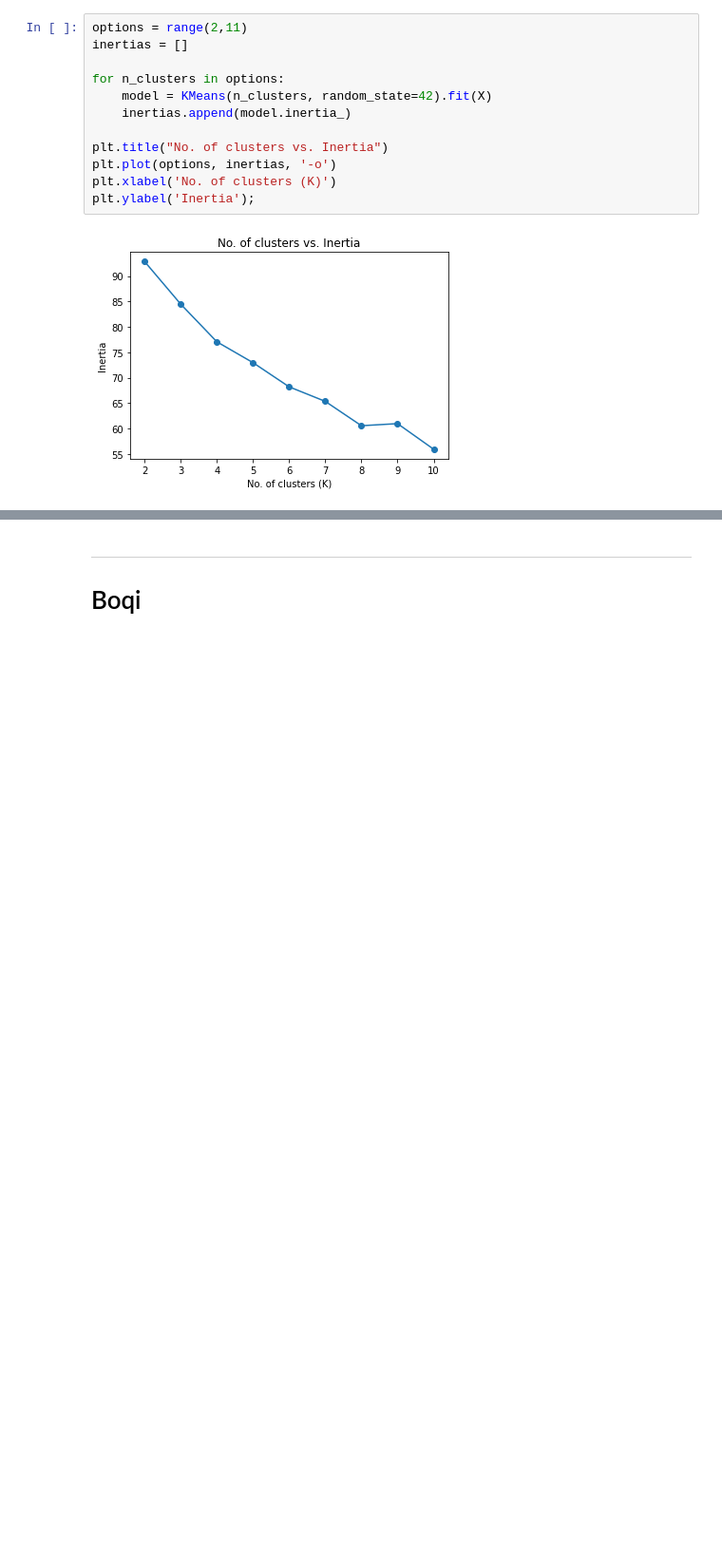
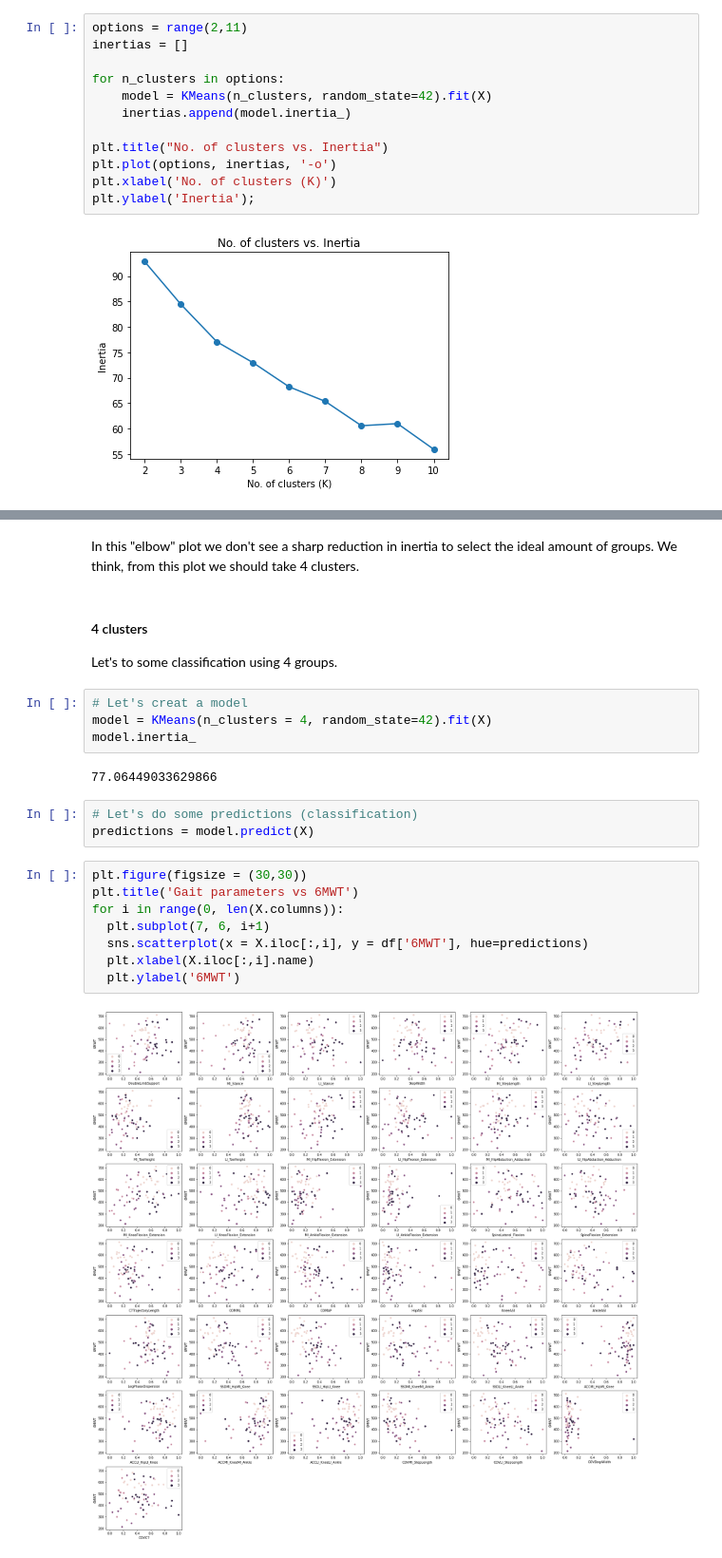
Before and after one commit to paulinegut/Gait-analysis, a Jupyter notebook: FinalProject_6MWTprediction.ipynb, the cells around one changed output, grey strips where cells are left out. Shown at 95% size. Saved outputs shown, nothing was run; the diff lists cells and outputs as text; blank space fills up the shorter version.

```diff
--- a/FinalProject_6MWTprediction.ipynb
+++ b/FinalProject_6MWTprediction.ipynb
@@ -549,3 +560,25 @@ Let's now predict the 6MWT with the gait parameters using linear regression. Thi
-# %% [markdown]
----
-# Boqi
+# %% [markdown]
+In this "elbow" plot we don't see a sharp reduction in inertia to select the ideal amount of groups. We think, from this plot we should take 4 clusters.
+# %% [markdown]
+#### 4 clusters
+
+Let's to some classification using 4 groups.
+# %%
+# Let's creat a model
+model = KMeans(n_clusters = 4, random_state=42).fit(X)
+model.inertia_
+# %% [output]
+77.06449033629866
+# %%
+# Let's do some predictions (classification)
+predictions = model.predict(X)
+# %%
+plt.figure(figsize = (30,30))
+plt.title('Gait parameters vs 6MWT')
+for i in range(0, len(X.columns)):
+  plt.subplot(7, 6, i+1)
+  sns.scatterplot(x = X.iloc[:,i], y = df['6MWT'], hue=predictions)
+  plt.xlabel(X.iloc[:,i].name)
+  plt.ylabel('6MWT')
+# %% [output]
+[figure, added]
```
Also changed, not shown: parts of 24 cells of this notebook.
